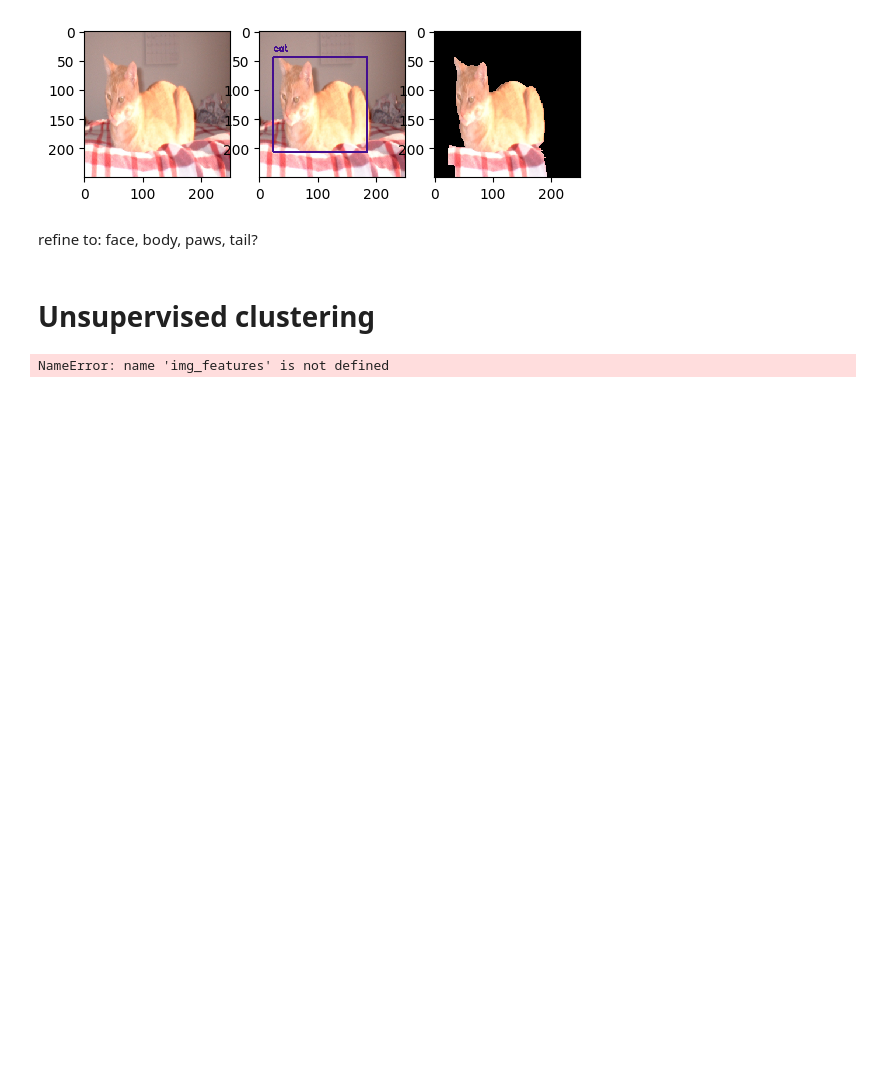
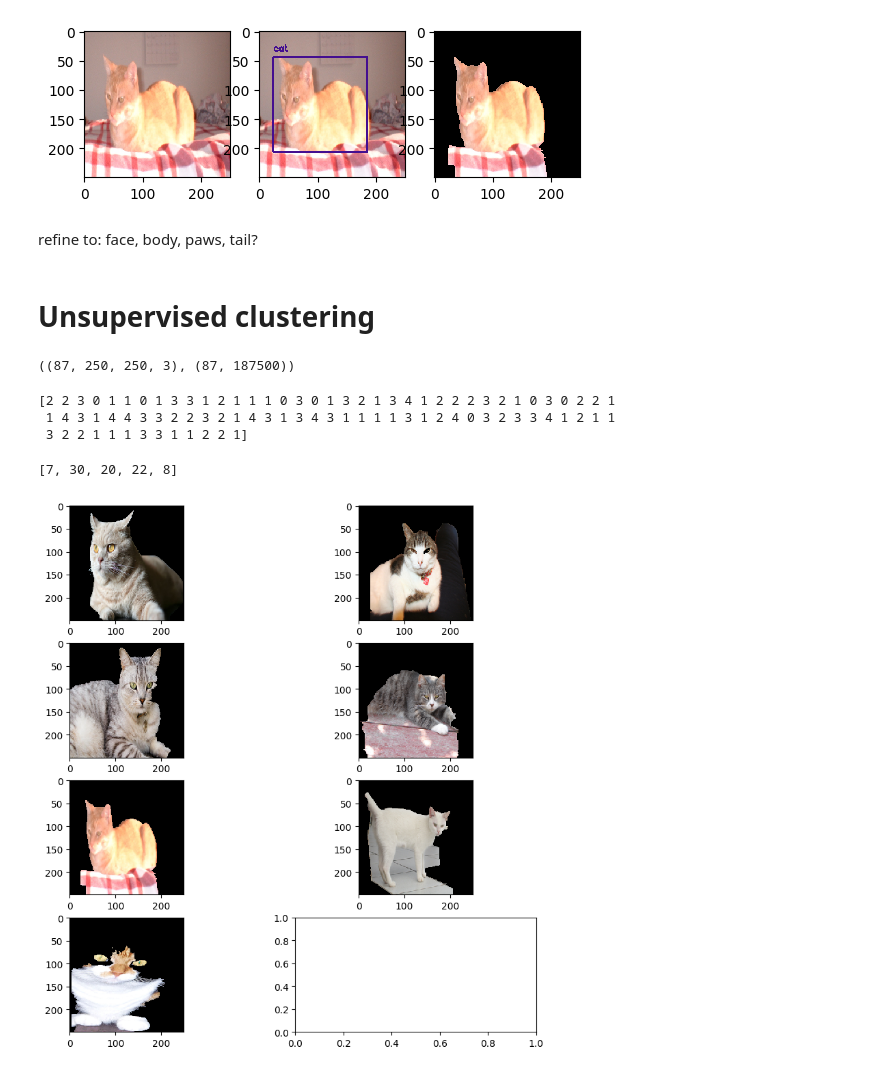
Before and after one commit to jshrdt/ML2-final, a Jupyter notebook: ML2-final-expl.ipynb, the cells around one changed output. Cells and saved outputs as stored; diff of their text form; code cells hidden in the pictures; blank space fills up the shorter version.

Commit message:
first toy cluster

```diff
--- a/ML2-final-expl.ipynb
+++ b/ML2-final-expl.ipynb
@@ -59,14 +59,54 @@ refine to: face, body, paws, tail?
 # faster r-cnn in pytorch: http://pytorch.org/vision/main/models/generated/torchvision.models.detection.fasterrcnn_resnet50_fpn.html#torchvision.models.detection.fasterrcnn_resnet50_fpn
 # %% [markdown]
 # Unsupervised clustering
+# %%
+# normalise values
+# oct 21, 16:32
+#https://github.com/beleidy/unsupervised-image-clustering/blob/master/capstone.ipynb
+import sklearn
+
+flat_ROIs = list()
+for img_arr in img_ROIs:
+    flat_ROIs.append(img_arr.flatten())
+flat_ROIs = np.array(flat_ROIs, dtype=np.float32)
+flat_ROIs /= 255
+#flat_ROIs = KMeans.fit_transform(flat_ROIs)
+# %%
+img_ROIs.shape, flat_ROIs.shape
+# %% [output]
+((87, 250, 250, 3), (87, 187500))
 # %%
 from sklearn.cluster import KMeans
-kmeans = KMeans(n_clusters=2, init='k-means++', random_state=0)
-Y = kmeans.fit_predict(img_features)
+kmeans = KMeans(n_clusters=5, init='k-means++', random_state=0)
+Y = kmeans.fit_predict(flat_ROIs)
 
 print(Y)
 # %% [output]
-NameError: name 'img_features' is not defined
+[2 2 3 0 1 1 0 1 3 3 1 2 1 1 1 0 3 0 1 3 2 1 3 4 1 2 2 2 3 2 1 0 3 0 2 2 1
+ 1 4 3 1 4 4 3 3 2 2 3 2 1 4 3 1 3 4 3 1 1 1 1 3 1 2 4 0 3 2 3 3 4 1 2 1 1
+ 3 2 2 1 1 1 3 3 1 1 2 2 1]
+# %%
+clusters = {cluster_id : list() for cluster_id in set(Y)}
+for i, cluster_id in enumerate(Y):
+    clusters[cluster_id].append(img_ROIs[i])
+# %%
+[len(clusters[id]) for id in set(Y)]
+# %% [output]
+[7, 30, 20, 22, 8]
+# %%
+figure, axis = plt.subplots(4, 2)
+figure.set_figwidth(10)
+figure.set_figheight(10)
+
+for i, img in enumerate(clusters[0]):
+    if i < (len(clusters[0])/2):
+        axis[i][0].imshow(img, interpolation='nearest')
+    else:
+        axis[i-4][1].imshow(img, interpolation='nearest')
+
+plt.show()
+# %% [output]
+[figure, added]
 # %%
 # ?? use ggplot in r
 # on clustering https://www.geeksforgeeks.org/clustering-in-machine-learning/
```
